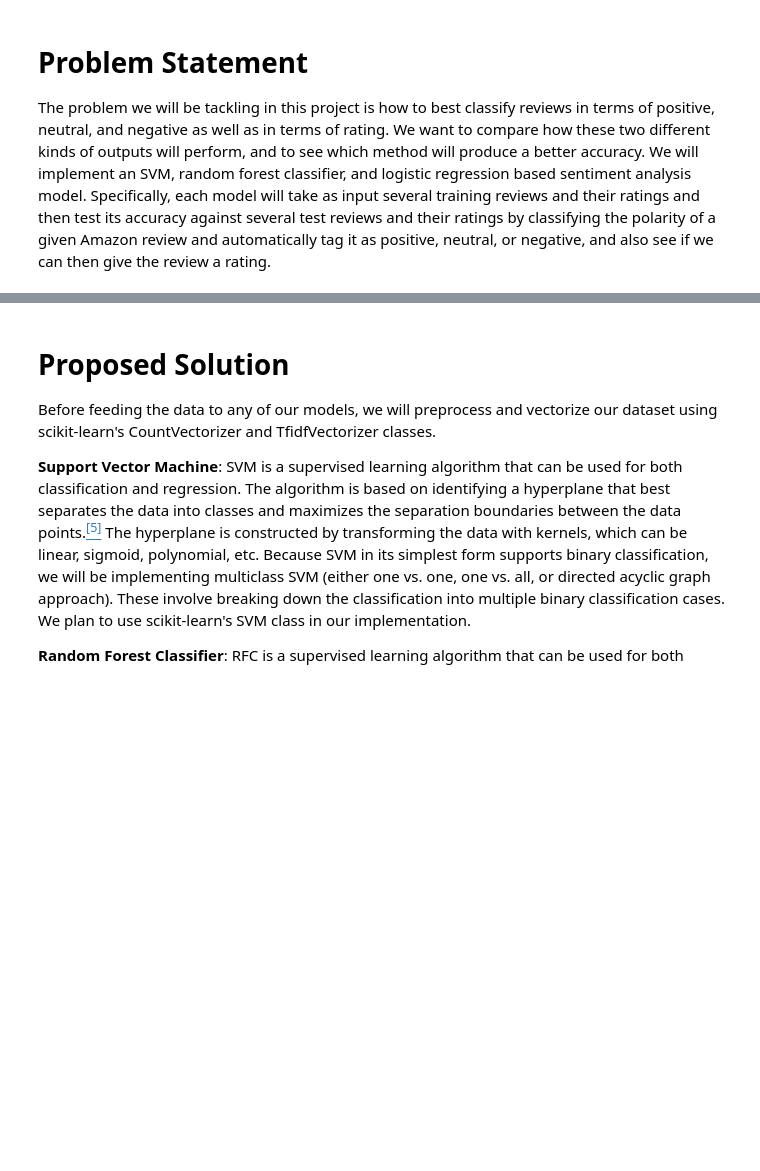
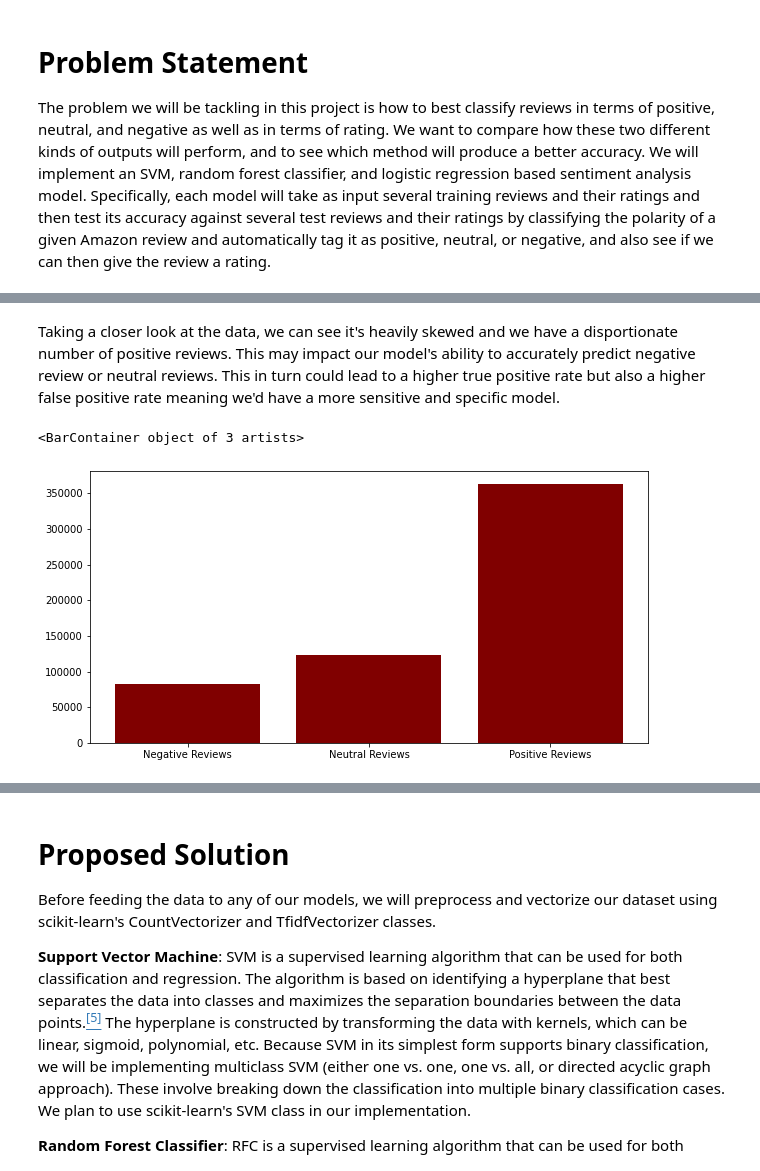
Before and after one commit to COGS118A/Group027-Sp22, a Jupyter notebook: FinalProject_group027.ipynb, the cells around one changed output, grey strips where cells are left out. Cells and saved outputs as stored; diff of their text form; code cells hidden in the pictures; blank space fills up the shorter version.

```diff
--- a/FinalProject_group027.ipynb
+++ b/FinalProject_group027.ipynb
@@ -60,0 +76,3 @@ We also used wordclouds to look at some of the more frequent words based on thei
+# %%
+reviews_df = retrieve_processed_reviews_df()
+reviews_df.head()
@@ -60,0 +92,17 @@ We also used wordclouds to look at some of the more frequent words based on thei
+# %% [markdown]
+Taking a closer look at the data, we can see it's heavily skewed and we have a disportionate number of positive reviews. This may impact our model's ability to accurately predict negative review or neutral reviews. This in turn could lead to a higher true positive rate but also a higher false positive rate meaning we'd have a more sensitive and specific model.
+# %%
+neg = len(reviews_df.loc[reviews_df['Sentiment'] == -1]['Text'])
+neut = len(reviews_df.loc[reviews_df['Sentiment'] == 0]['Text'])
+pos = len(reviews_df.loc[reviews_df['Sentiment'] == 1]['Text'])
+
+h = ['Negative Reviews', 'Neutral Reviews', 'Positive Reviews']
+vals = [neg,neut,pos]
+
+fig = plt.figure(figsize = (10, 5))
+
+# creating the bar plot
+plt.bar(h, vals, color ='maroon')
+# %% [output]
+<BarContainer object of 3 artists>
+[figure, added]
```
Also changed, not shown: parts of 9 cells of this notebook.
